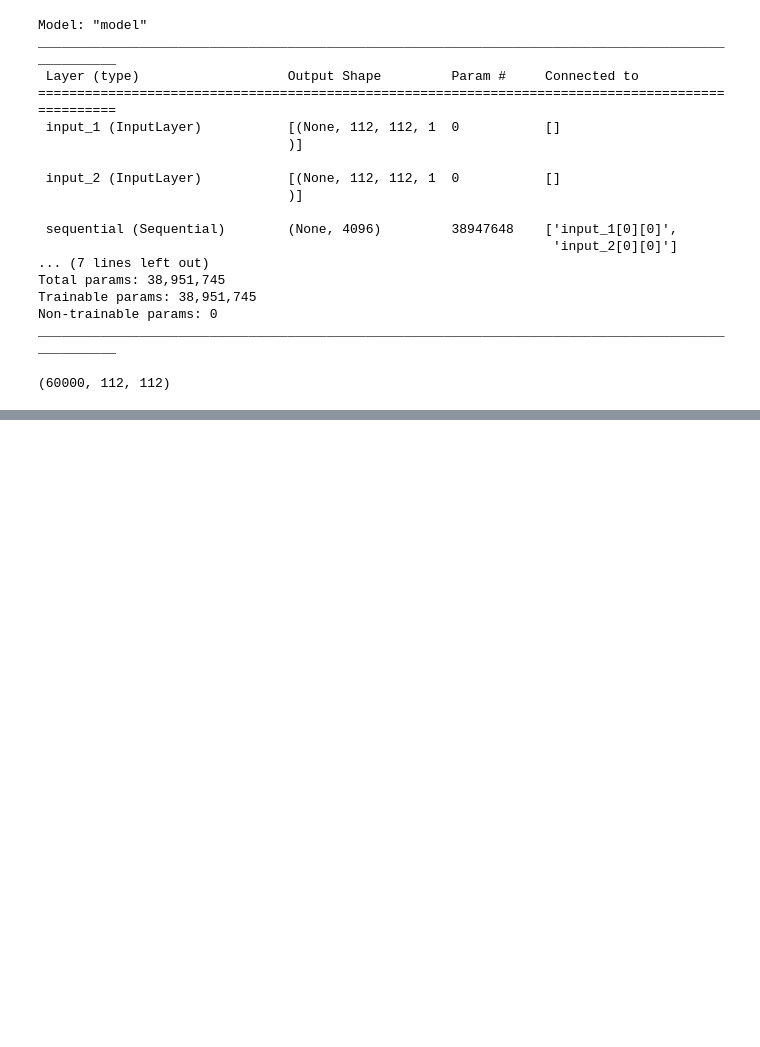
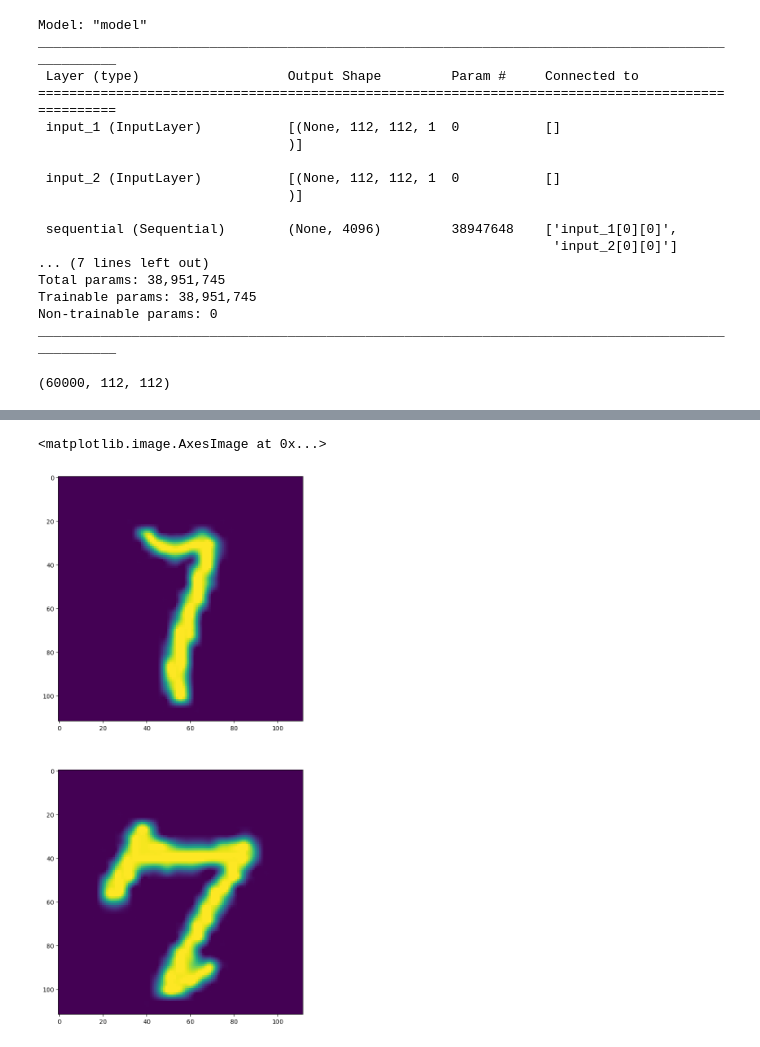
Before and after one commit to pxndey/dl-projects-2, a Jupyter notebook: siamese-mnist/mnist-siam.ipynb, the cells around one changed output, grey strips where cells are left out. Cells and saved outputs as stored; diff of their text form; code cells hidden in the pictures; blank space fills up the shorter version.

Commit message:
Fix: OneShot MNIST Task in SiamNet

```diff
--- a/siamese-mnist/mnist-siam.ipynb
+++ b/siamese-mnist/mnist-siam.ipynb
@@ -335,35 +354,15 @@ ptest,ttest = make_test_batch(8)
 # %%
-evaluate_every = 10 # interval for evaluating on one-shot tasks
-loss_every = 10 # interval for printing loss (iterations)
-batch_size = 32
-n_iter = 2000
-N_way = 10 # how many classes for testing one-shot tasks>
-n_val = 250 # how many one-shot tasks to validate on?
-best = -1
 testing_accuracy = []
-print("Starting testing process!")
-print("-------------------------------------")
+batch_size=64
 t_start = time.time()
-for i in range(1, n_iter):
-    (inputs,targets) = make_test_batch(batch_size)
-    ypreds=model.test_on_batch(inputs)
-    threshold = 0.5
-    if ypreds>=threshold:
-        binary_ypreds = 1
+(inputs,targets) = make_test_batch(batch_size)
+ypreds=model.predict_on_batch(inputs)
+threshold = 0.5
+binary_ypreds = np.empty(ypreds.shape)
+for i in range(len(ypreds)):
+    if ypreds[i]>=threshold:
+        binary_ypreds[i] = 1
     else:
-        binary_ypreds = 0
-    testing_accuracy.append(accuracy_score(targets,binary_ypreds))
-    if i%100==0:
-        print(f"Iteration {i} Accuracy: {loss}\n-------------")
-#     if i % evaluate_every == 0:
-#         print("Time for {0} iterations: {1}".format(i, time.time()-t_start))
-#         val_acc = loader.test_oneshot(model,N_way,n_val,verbose=True)
-#         if val_acc >= best:
-#             print("Current best: {0}, previous best: {1}".format(val_acc, best))
-#             print("Saving weights to: {0} \n".format(weights_path))
-#             model.save_weights(weights_path_2)
-#             best=val_acc
-
-    if i % loss_every == 0:
-        print("iteration {}, training loss: {:.2f},".format(i,loss))
+        binary_ypreds[i] = 0
+print(accuracy_score(binary_ypreds,targets))
 # %% [output]
@@ -375,0 +408,7 @@ plt.plot(range(0,len(test_loss)),testing_loss,'r')
+# %%
+fig,axs = plt.subplots(2,figsize=(24,16))
+axs[0].imshow(inputs[0][8,:,:,0])
+axs[1].imshow(inputs[1][8,:,:,0])
+# %% [output]
+<matplotlib.image.AxesImage at 0x...>
+[figure, added]
```
Also changed, not shown: parts of 18 cells of this notebook, 1 other file.
